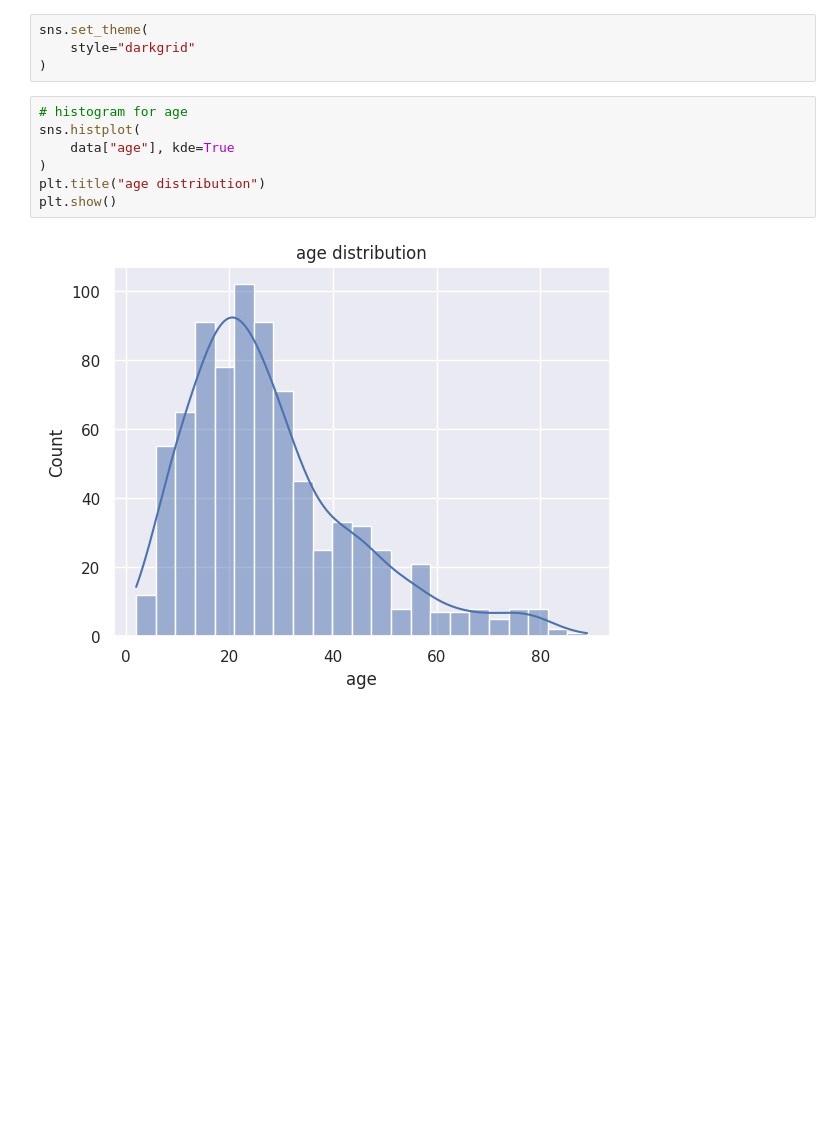
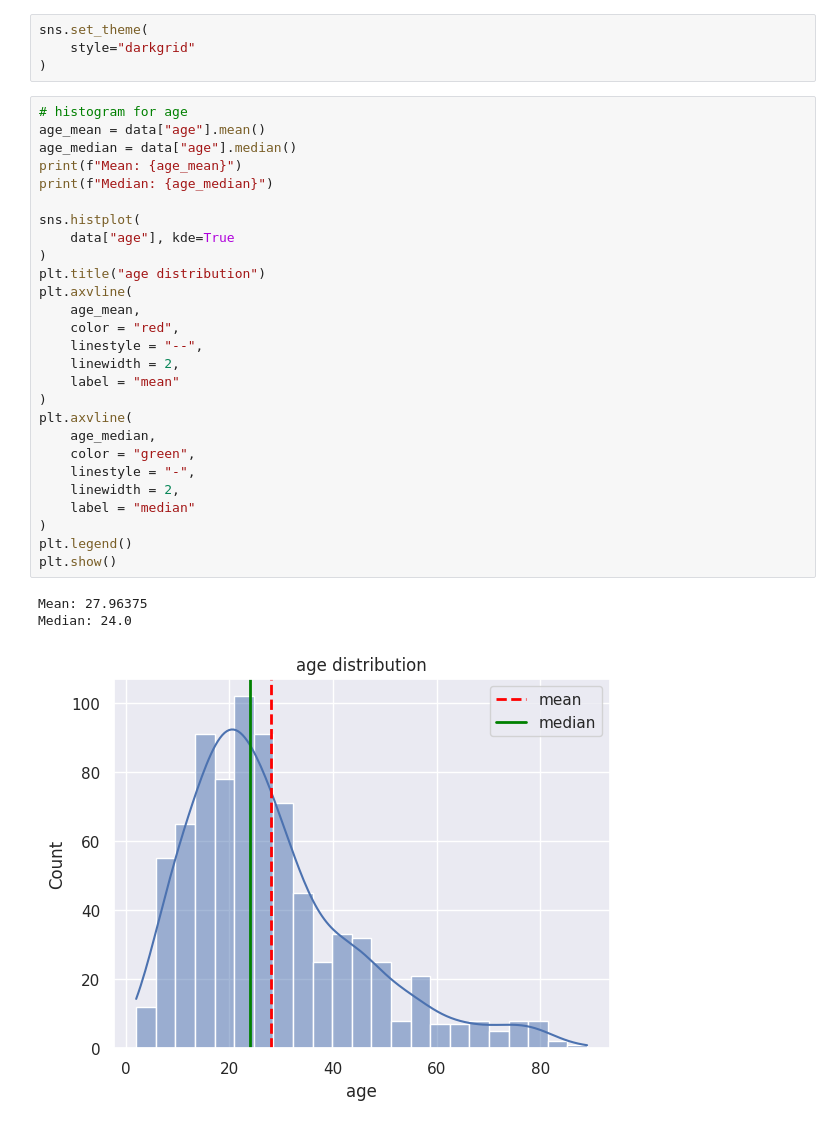
Before and after one commit to kamijoseph/Autism-Model, a Jupyter notebook: notebooks/main.ipynb, the cells around one changed output. Drawn from its saved outputs; the diff is of its cells as text; blank space fills up the shorter version.

Commit message:
age mean, median on the distribution plot

```diff
--- a/notebooks/main.ipynb
+++ b/notebooks/main.ipynb
@@ -226,10 +226,32 @@ sns.set_theme(
 )
 # %%
 # histogram for age
+age_mean = data["age"].mean()
+age_median = data["age"].median()
+print(f"Mean: {age_mean}")
+print(f"Median: {age_median}")
+
 sns.histplot(
     data["age"], kde=True
 )
 plt.title("age distribution")
+plt.axvline(
+    age_mean,
+    color = "red",
+    linestyle = "--",
+    linewidth = 2,
+    label = "mean"
+)
+plt.axvline(
+    age_median,
+    color = "green",
+    linestyle = "-",
+    linewidth = 2,
+    label = "median"
+)
+plt.legend()
 plt.show()
 # %% [output]
+Mean: 27.96375
+Median: 24.0
-[figure, old version]
+[figure, new version]
```
Also changed, not shown: 1 other file.
